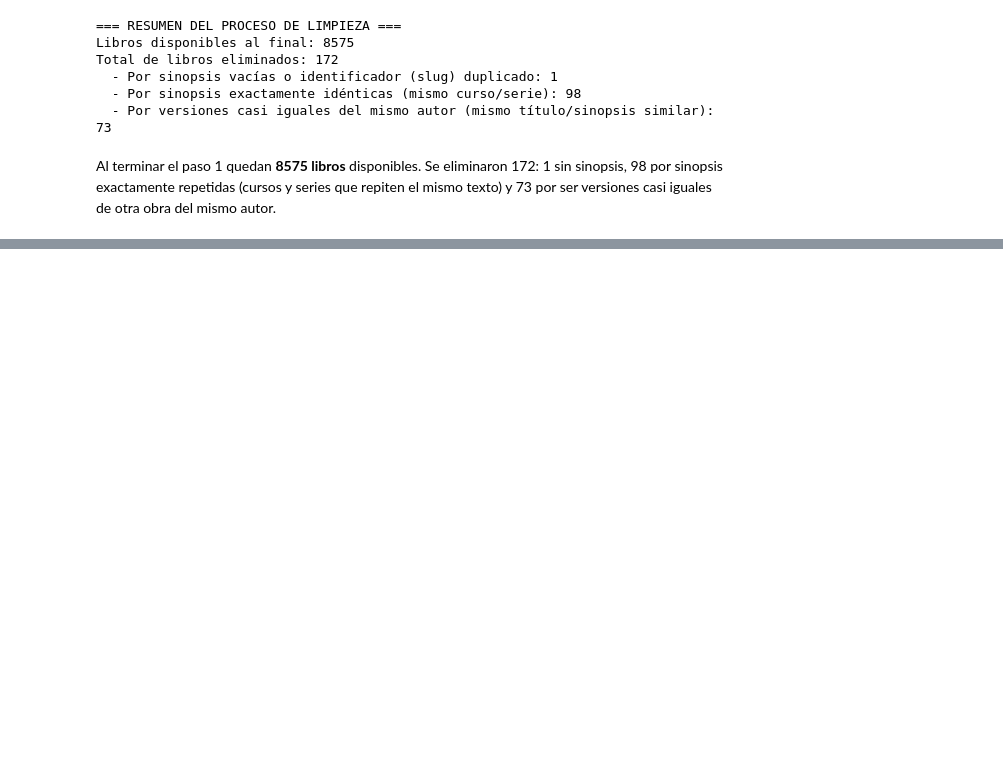
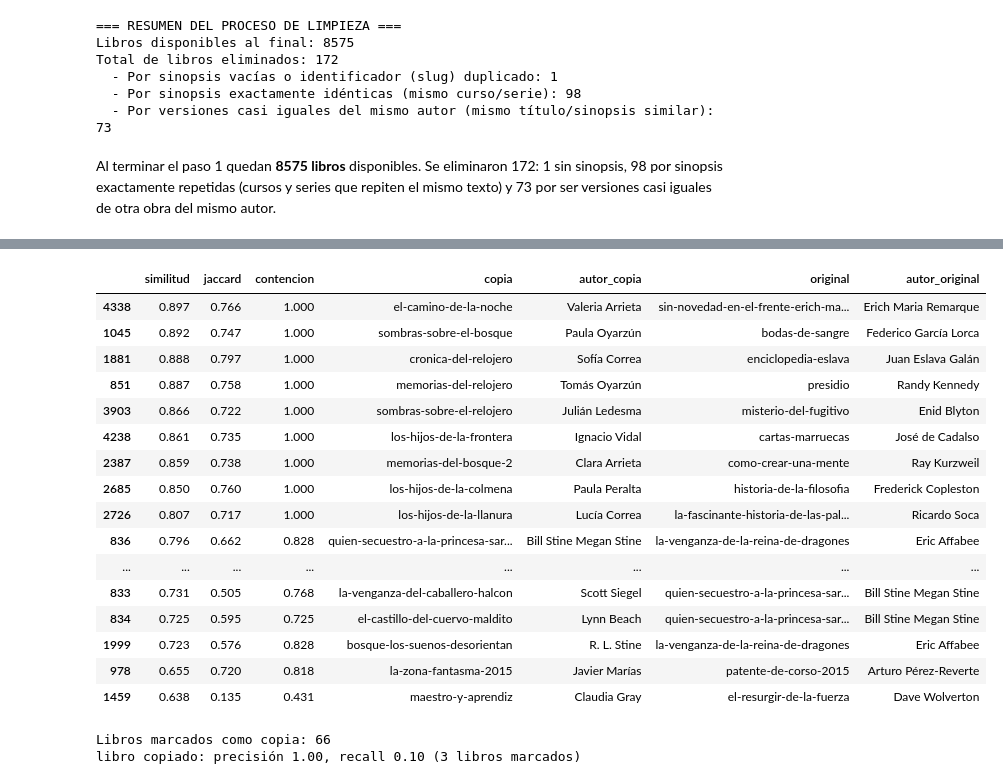
Before and after one commit to federicomaguirre/procesamiento-lenguaje-natural, a Jupyter notebook: tp3/TP3_marquardt_aguirre_venesia_zappala.ipynb, the cells around one changed output, grey strips where cells are left out. Cells and saved outputs as stored; diff of their text form; code cells hidden in the pictures; blank space fills up the shorter version.

Commit message:
Auditar el catalogo con regex, idioma, NER, clasificadores de oraciones y copias

```diff
--- a/tp3/TP3_marquardt_aguirre_venesia_zappala.ipynb
+++ b/tp3/TP3_marquardt_aguirre_venesia_zappala.ipynb
@@ -277,0 +831,40 @@ Al terminar el paso 1 quedan **8575 libros** disponibles. Se eliminaron 172: 1 s
+# %%
+from sklearn.neighbors import NearestNeighbors
+
+catalogo = df_final.reset_index(drop=True)
+vec_cat = TfidfVectorizer()
+X_cat = vec_cat.fit_transform(catalogo['synopsis'])
+nn = NearestNeighbors(n_neighbors=2, metric='cosine').fit(X_cat)
+distancias, indices = nn.kneighbors(X_cat)
+
+def palabras(texto):
+    return set(re.findall(r"\w+", texto.lower()))
+
+def jaccard(a, b):
+    return len(a & b) / len(a | b)
+
+pares = []
+vistos = set()
+for i in range(len(catalogo)):
+    j = indices[i, 1]
+    sim = 1 - distancias[i, 1]
+    clave = tuple(sorted((i, j)))
+    if clave in vistos:
+        continue
+    vistos.add(clave)
+    if set(catalogo.loc[i, 'authors']) & set(catalogo.loc[j, 'authors']):
+        continue
+    corto, largo = sorted((i, j), key=lambda k: len(catalogo.loc[k, 'synopsis']))
+    p_corto, p_largo = palabras(catalogo.loc[corto, 'synopsis']), palabras(catalogo.loc[largo, 'synopsis'])
+    pares.append({
+        'similitud': round(sim, 3),
+        'jaccard': round(jaccard(p_corto, p_largo), 3),
+        'contencion': round(len(p_corto & p_largo) / len(p_corto), 3),
+        'copia': catalogo.loc[largo, 'slug'], 'autor_copia': catalogo.loc[largo, 'authors_str'],
+        'original': catalogo.loc[corto, 'slug'], 'autor_original': catalogo.loc[corto, 'authors_str'],
+    })
+pares = pd.DataFrame(pares).sort_values('similitud', ascending=False)
+
+# Cantidad de pares con autores distintos según el umbral de similitud
+for u in [0.95, 0.9, 0.85, 0.8, 0.7, 0.6, 0.5]:
+    print(f"similitud >= {u}: {(pares['similitud'] >= u).sum()} pares")
@@ -277,0 +879,5 @@ Al terminar el paso 1 quedan **8575 libros** disponibles. Se eliminaron 172: 1 s
+# %%
+# Revisamos la zona donde se corta la cantidad de pares
+display(pares[(pares['similitud'] >= 0.6)].head(10))
+display(pares[(pares['similitud'] >= 0.6) & (pares['similitud'] < 0.9)])
+# %% [output]
@@ -277,0 +895,29 @@ Al terminar el paso 1 quedan **8575 libros** disponibles. Se eliminaron 172: 1 s
+|  | similitud | jaccard | contencion | copia | autor_copia | original | autor_original |
+| 4338 | 0.897 | 0.766 | 1.000 | el-camino-de-la-noche | Valeria Arrieta | sin-novedad-en-el-frente-erich-ma... | Erich Maria Remarque |
+| 1045 | 0.892 | 0.747 | 1.000 | sombras-sobre-el-bosque | Paula Oyarzún | bodas-de-sangre | Federico García Lorca |
+| 1881 | 0.888 | 0.797 | 1.000 | cronica-del-relojero | Sofía Correa | enciclopedia-eslava | Juan Eslava Galán |
+| 851 | 0.887 | 0.758 | 1.000 | memorias-del-relojero | Tomás Oyarzún | presidio | Randy Kennedy |
+| 3903 | 0.866 | 0.722 | 1.000 | sombras-sobre-el-relojero | Julián Ledesma | misterio-del-fugitivo | Enid Blyton |
+| 4238 | 0.861 | 0.735 | 1.000 | los-hijos-de-la-frontera | Ignacio Vidal | cartas-marruecas | José de Cadalso |
+| 2387 | 0.859 | 0.738 | 1.000 | memorias-del-bosque-2 | Clara Arrieta | como-crear-una-mente | Ray Kurzweil |
+| 2685 | 0.850 | 0.760 | 1.000 | los-hijos-de-la-colmena | Paula Peralta | historia-de-la-filosofia | Frederick Copleston |
+| 2726 | 0.807 | 0.717 | 1.000 | los-hijos-de-la-llanura | Lucía Correa | la-fascinante-historia-de-las-pal... | Ricardo Soca |
+| 836 | 0.796 | 0.662 | 0.828 | quien-secuestro-a-la-princesa-sar... | Bill Stine Megan Stine | la-venganza-de-la-reina-de-dragones | Eric Affabee |
+| ... | ... | ... | ... | ... | ... | ... | ... |
+| 833 | 0.731 | 0.505 | 0.768 | la-venganza-del-caballero-halcon | Scott Siegel | quien-secuestro-a-la-princesa-sar... | Bill Stine Megan Stine |
+| 834 | 0.725 | 0.595 | 0.725 | el-castillo-del-cuervo-maldito | Lynn Beach | quien-secuestro-a-la-princesa-sar... | Bill Stine Megan Stine |
+| 1999 | 0.723 | 0.576 | 0.828 | bosque-los-suenos-desorientan | R. L. Stine | la-venganza-de-la-reina-de-dragones | Eric Affabee |
+| 978 | 0.655 | 0.720 | 0.818 | la-zona-fantasma-2015 | Javier Marías | patente-de-corso-2015 | Arturo Pérez-Reverte |
+| 1459 | 0.638 | 0.135 | 0.431 | maestro-y-aprendiz | Claudia Gray | el-resurgir-de-la-fuerza | Dave Wolverton |
+# %%
+UMBRAL_COPIA = 0.75
+CONTENCION_MINIMA = 0.95
+
+copias = pares[(pares['similitud'] >= UMBRAL_COPIA) & (pares['contencion'] >= CONTENCION_MINIMA)]
+slugs_copia = set(copias['copia'])
+print(f"Libros marcados como copia: {len(slugs_copia)}")
+
+medir("libro copiado", prueba['slug'].isin(slugs_copia), prueba)
+# %% [output]
+Libros marcados como copia: 66
+libro copiado: precisión 1.00, recall 0.10 (3 libros marcados)
```
Also changed, not shown: parts of 46 cells of this notebook, 1 other file.
